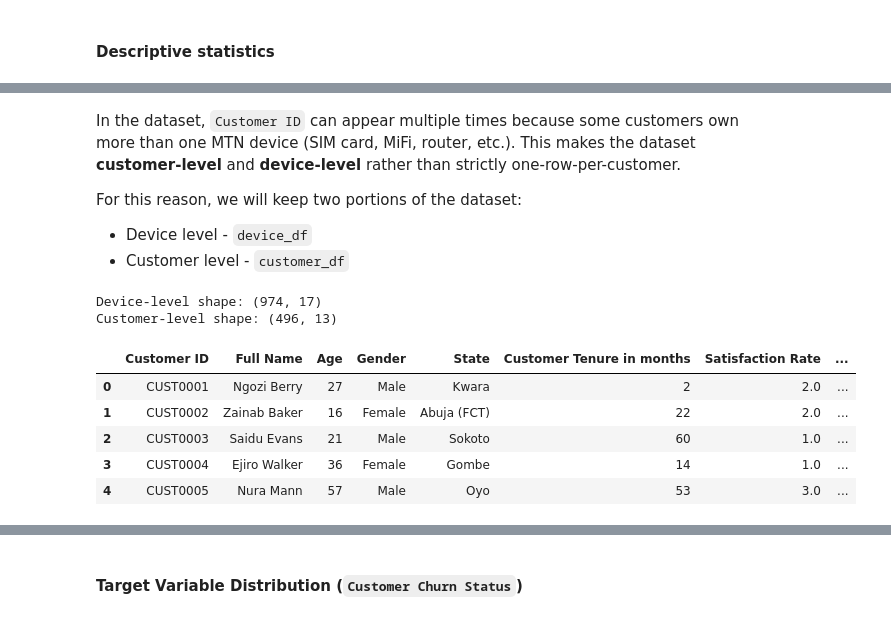
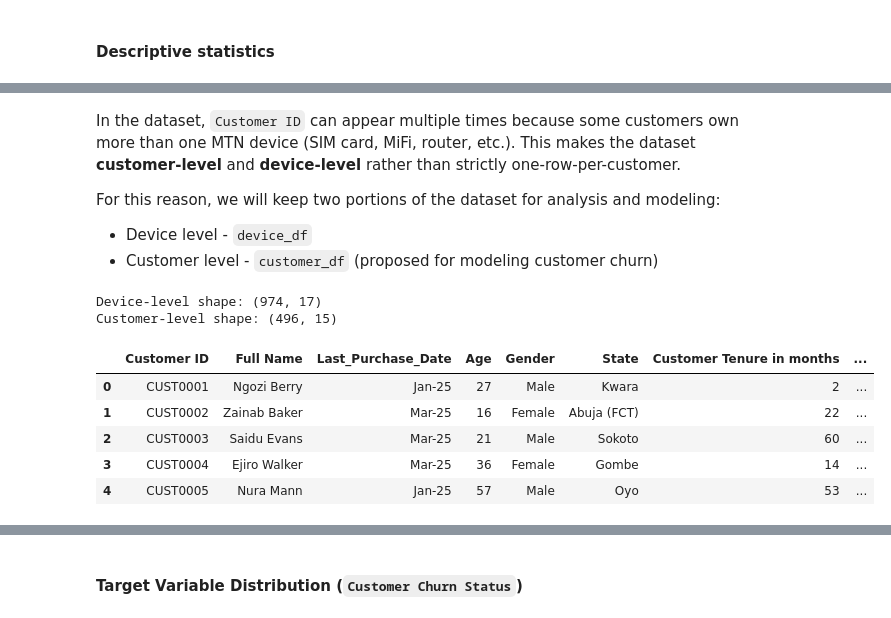
Before and after one commit to AISaturdaysLagos/C9-team-benokri, a Jupyter notebook: mtn_churn_prediction.ipynb, the cells around one changed output, grey strips where cells are left out. Drawn from its saved outputs; the diff is of its cells as text; code cells hidden in the pictures.

Commit message:
Added notes in support for modeling with customer-level data

```diff
--- a/mtn_churn_prediction.ipynb
+++ b/mtn_churn_prediction.ipynb
@@ -128,9 +128,9 @@ churn_df.describe(include="all")
 # %% [markdown]
 In the dataset, `Customer ID` can appear multiple times because some customers own more than one MTN device (SIM card, MiFi, router, etc.). This makes the dataset **customer-level** and **device-level** rather than strictly one-row-per-customer.
 
-For this reason, we will keep two portions of the dataset:
+For this reason, we will keep two portions of the dataset for analysis and modeling:
 - Device level - `device_df`
-- Customer level - `customer_df`
+- Customer level - `customer_df` (proposed for modeling customer churn)
 # %%
 # Device-level dataframe (no changes, just the raw dataset)
 device_df = churn_df.copy()
@@ -140,38 +140,42 @@ customer_df = (
     churn_df
     .groupby("Customer ID")
     .agg({
         "Full Name": "first",
+        "Date of Purchase": "max",
         "Age": "first",
         "Gender": "first",
         "State": "first",
         "Customer Tenure in months": "max",
         "Satisfaction Rate": "mean",
         "Data Usage": "sum",
         "Total Revenue": "sum",
         "MTN Device": "nunique",
         "Subscription Plan": "count",
+        "Unit Price": "mean",
         "Customer Churn Status": lambda x: "Yes" if "Yes" in x.values else "No",
         "Reasons for Churn": lambda x: ', '.join(x.dropna().unique())
     })
     .reset_index()
 )
 
 # Rename cutomer-level dataframe columns
 customer_df = customer_df.rename(columns={
     "MTN Device": "Num_Device_Types",
-    "Subscription Plan": "Num_Subscriptions"
+    "Subscription Plan": "Num_Subscriptions",
+    "Date of Purchase": "Last_Purchase_Date",
+    "Unit Price": "Avg_Unit_Price"
 })
 
 print("Device-level shape:", device_df.shape)
 print("Customer-level shape:", customer_df.shape)
 
 customer_df.head()
 # %% [output]
 Device-level shape: (974, 17)
-Customer-level shape: (496, 13)
+Customer-level shape: (496, 15)
-|  | Customer ID | Full Name | Age | Gender | State | Customer Tenure in months | Satisfaction Rate | ... |
-| 0 | CUST0001 | Ngozi Berry | 27 | Male | Kwara | 2 | 2.0 | ... |
-| 1 | CUST0002 | Zainab Baker | 16 | Female | Abuja (FCT) | 22 | 2.0 | ... |
-| 2 | CUST0003 | Saidu Evans | 21 | Male | Sokoto | 60 | 1.0 | ... |
-| 3 | CUST0004 | Ejiro Walker | 36 | Female | Gombe | 14 | 1.0 | ... |
-| 4 | CUST0005 | Nura Mann | 57 | Male | Oyo | 53 | 3.0 | ... |
+|  | Customer ID | Full Name | Last_Purchase_Date | Age | Gender | State | Customer Tenure in months | ... |
+| 0 | CUST0001 | Ngozi Berry | Jan-25 | 27 | Male | Kwara | 2 | ... |
+| 1 | CUST0002 | Zainab Baker | Mar-25 | 16 | Female | Abuja (FCT) | 22 | ... |
+| 2 | CUST0003 | Saidu Evans | Mar-25 | 21 | Male | Sokoto | 60 | ... |
+| 3 | CUST0004 | Ejiro Walker | Mar-25 | 36 | Female | Gombe | 14 | ... |
+| 4 | CUST0005 | Nura Mann | Jan-25 | 57 | Male | Oyo | 53 | ... |
```
Also changed, not shown: parts of 1 cell of this notebook.
